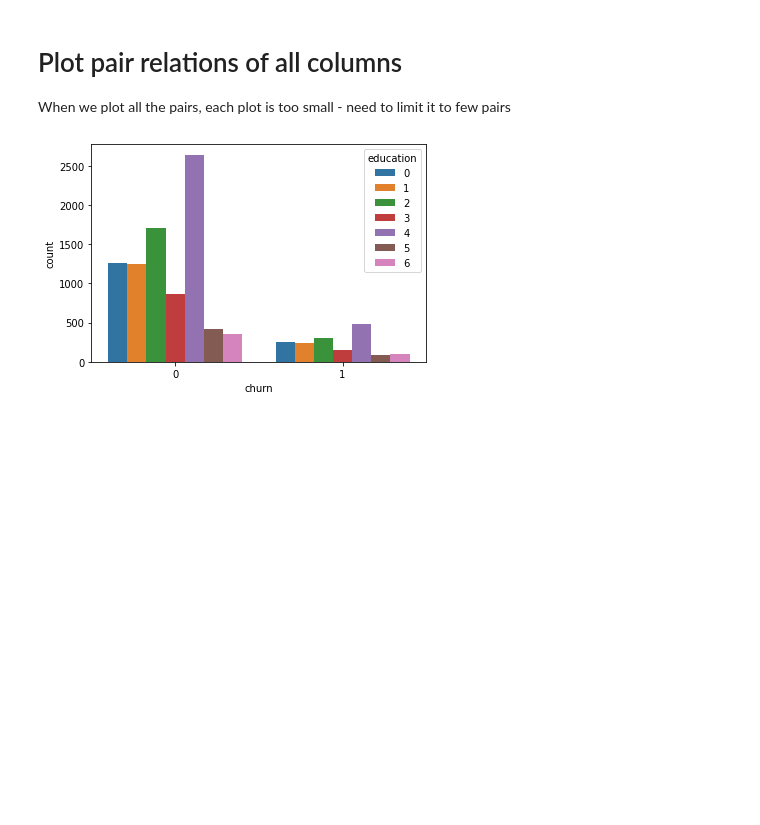
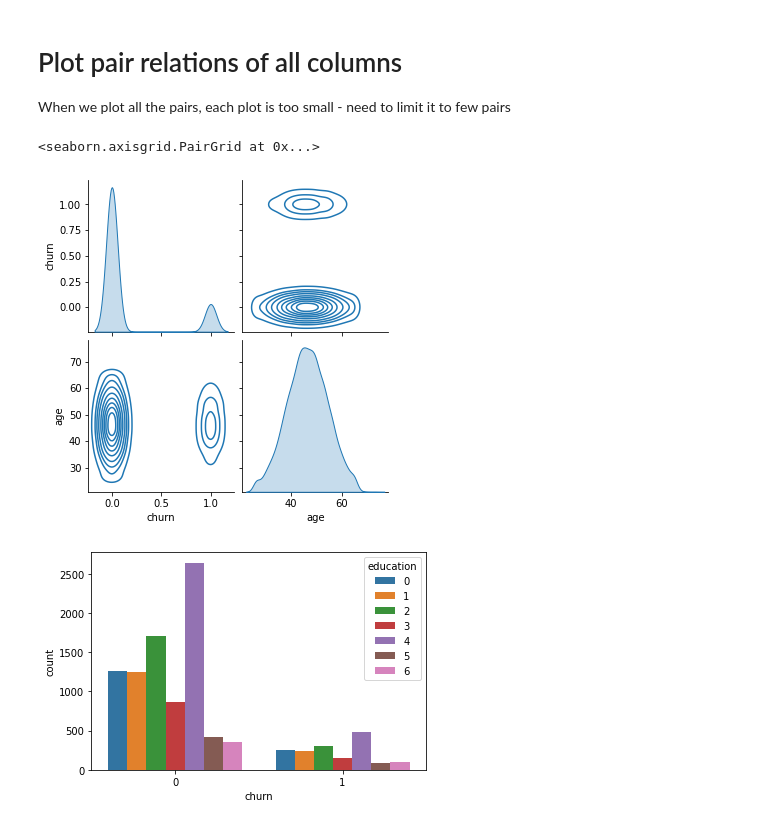
Before and after one commit to drbarak/Project2_EDA, a Jupyter notebook: Project2_EDA.ipynb, the cells around one changed output. Saved outputs shown, nothing was run; the diff lists cells and outputs as text; code cells hidden in the pictures; blank space fills up the shorter version.

```diff
--- a/Project2_EDA.ipynb
+++ b/Project2_EDA.ipynb
@@ -330,7 +332,10 @@ memory usage: 1.6 MB
 
 When we plot all the pairs, each plot is too small - need to limit it to few pairs
 # %%
-#sns.pairplot(data=df, kind='kde', vars=['churn','age'])
+sns.pairplot(data=df, kind='kde', vars=['churn','age'])
+# %% [output]
+<seaborn.axisgrid.PairGrid at 0x...>
+[figure, added]
 # %%
 sns.countplot(x='churn',hue='education',data=df)
 plt.show()
```
Also changed, not shown: parts of 70 cells of this notebook.
